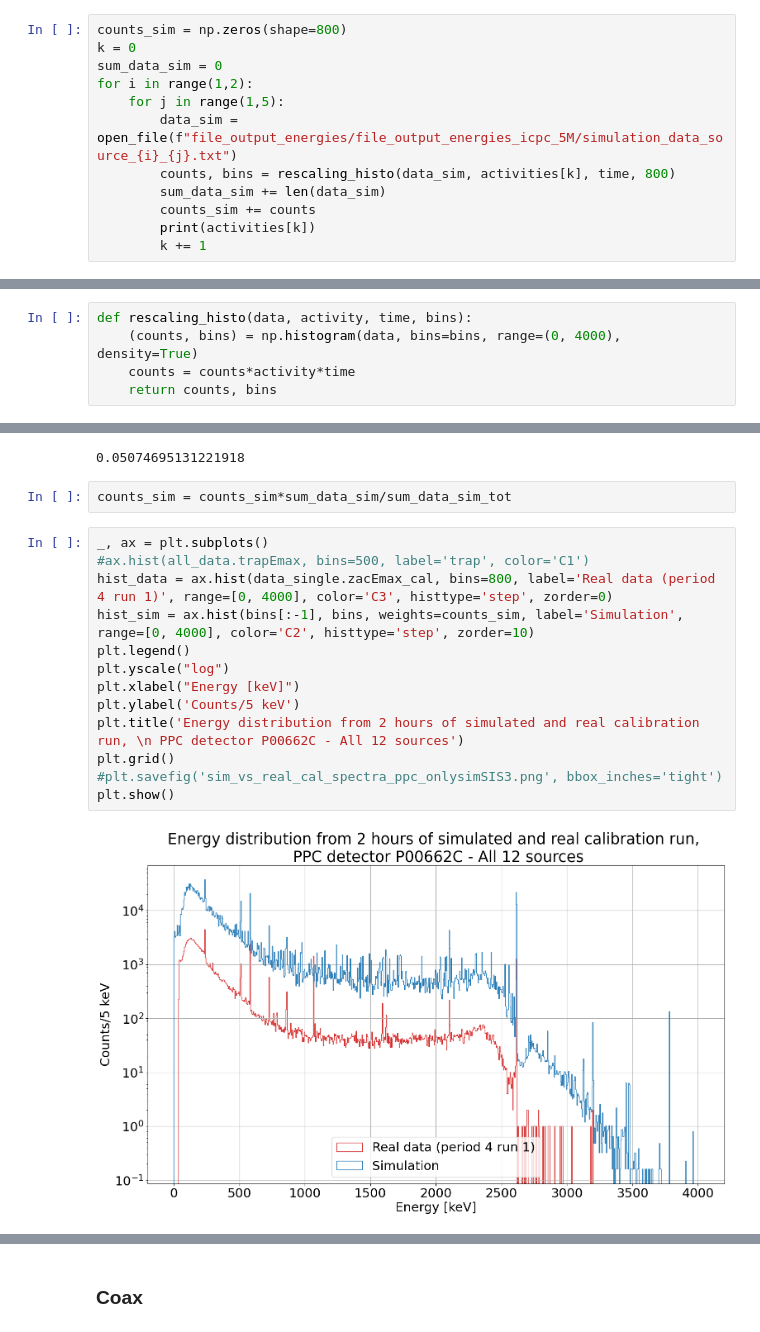
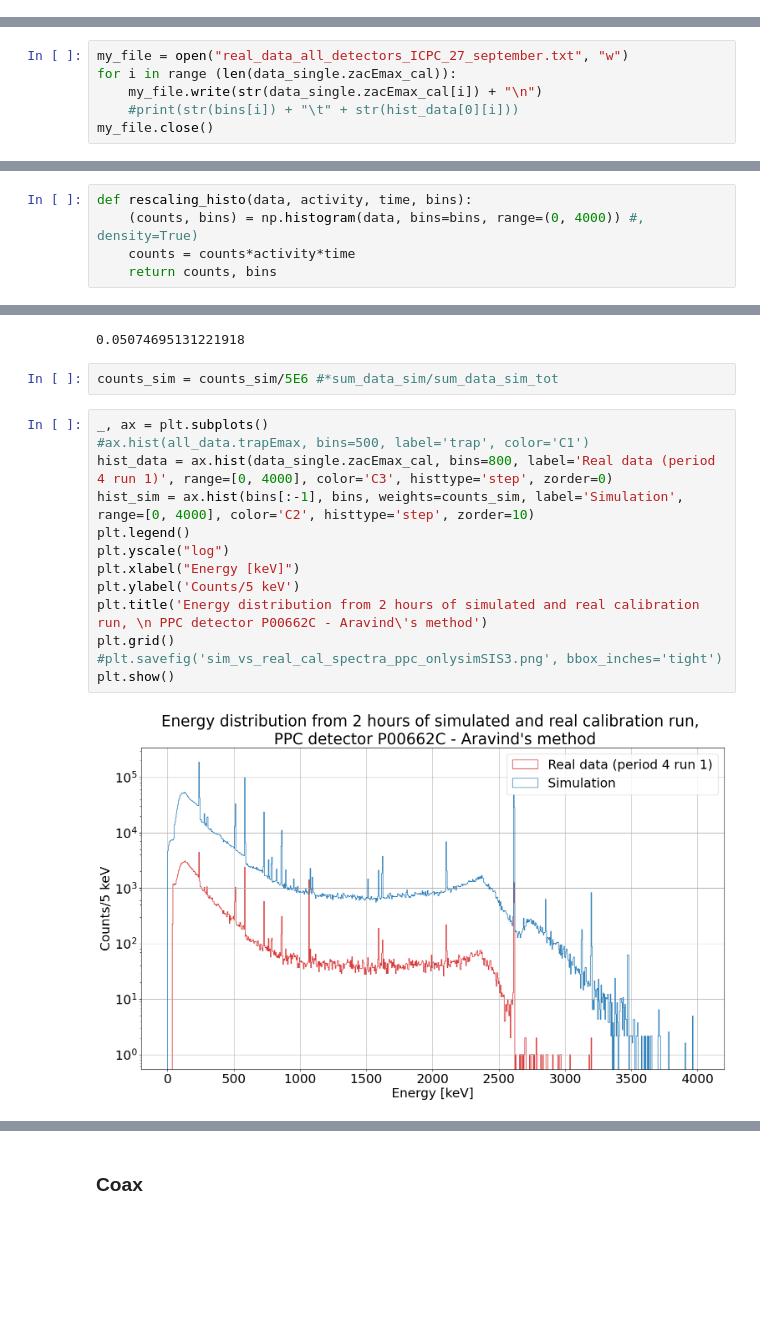
Before and after one commit to gloriasenatore/reMaGe_results, a Jupyter notebook: read_lh5.ipynb, the cells around one changed output, grey strips where cells are left out. Saved outputs shown, nothing was run; the diff lists cells and outputs as text; blank space fills up the shorter version.

Commit message:
We changed the way we scale the histogram. Now we use the Aravind's method

```diff
--- a/read_lh5.ipynb
+++ b/read_lh5.ipynb
@@ -373,12 +393,0 @@ plt.show()
-# %%
-counts_sim = np.zeros(shape=800)
-k = 0
-sum_data_sim = 0
-for i in range(1,2):
-    for j in range(1,5):
-        data_sim = open_file(f"file_output_energies/file_output_energies_icpc_5M/simulation_data_source_{i}_{j}.txt")
-        counts, bins = rescaling_histo(data_sim, activities[k], time, 800)
-        sum_data_sim += len(data_sim)
-        counts_sim += counts
-        print(activities[k])
-        k += 1
@@ -407,3 +394,9 @@ plt.show()
+# %%
+my_file = open("real_data_all_detectors_ICPC_27_september.txt", "w")
+for i in range (len(data_single.zacEmax_cal)):
+    my_file.write(str(data_single.zacEmax_cal[i]) + "\n")
+    #print(str(bins[i]) + "\t" + str(hist_data[0][i]))
+my_file.close()
 # %% [markdown]
 ### PPC ###
 # %%
@@ -417,7 +410,7 @@ pht_data = lh5.read_as(
 data_single = pht_data[(pht_data.zacEmax_cal < 4000) & (pht_data.zacEmax_cal > 0) & (pht_data.is_valid_cal == 1)]
 # %%
 def rescaling_histo(data, activity, time, bins):
-    (counts, bins) = np.histogram(data, bins=bins, range=(0, 4000), density=True)
+    (counts, bins) = np.histogram(data, bins=bins, range=(0, 4000)) #, density=True)
     counts = counts*activity*time
     return counts, bins
 # %%
@@ -450,19 +443,19 @@ sum_data_sim/sum_data_sim_tot
 # %% [output]
 0.05074695131221918
 # %%
-counts_sim = counts_sim*sum_data_sim/sum_data_sim_tot
+counts_sim = counts_sim/5E6 #*sum_data_sim/sum_data_sim_tot
 # %%
 _, ax = plt.subplots()
 #ax.hist(all_data.trapEmax, bins=500, label='trap', color='C1')
 hist_data = ax.hist(data_single.zacEmax_cal, bins=800, label='Real data (period 4 run 1)', range=[0, 4000], color='C3', histtype='step', zorder=0)
 hist_sim = ax.hist(bins[:-1], bins, weights=counts_sim, label='Simulation', range=[0, 4000], color='C2', histtype='step', zorder=10)
 plt.legend()
 plt.yscale("log")
 plt.xlabel("Energy [keV]")
 plt.ylabel('Counts/5 keV')
-plt.title('Energy distribution from 2 hours of simulated and real calibration run, \n PPC detector P00662C - All 12 sources')
+plt.title('Energy distribution from 2 hours of simulated and real calibration run, \n PPC detector P00662C - Aravind\'s method')
 plt.grid()
 #plt.savefig('sim_vs_real_cal_spectra_ppc_onlysimSIS3.png', bbox_inches='tight')
 plt.show()
 # %% [output]
-[figure, old version]
+[figure, new version]
```
Also changed, not shown: parts of 50 cells of this notebook.
